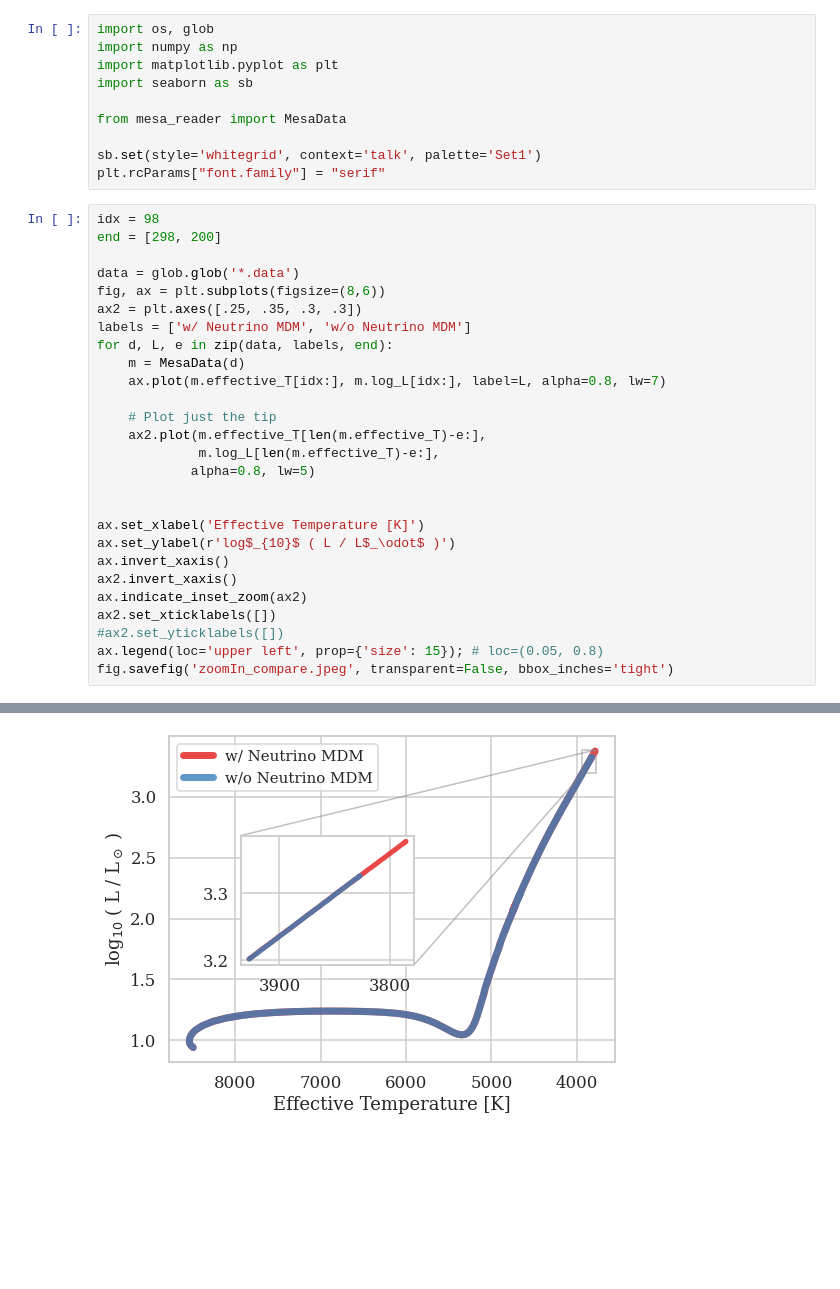
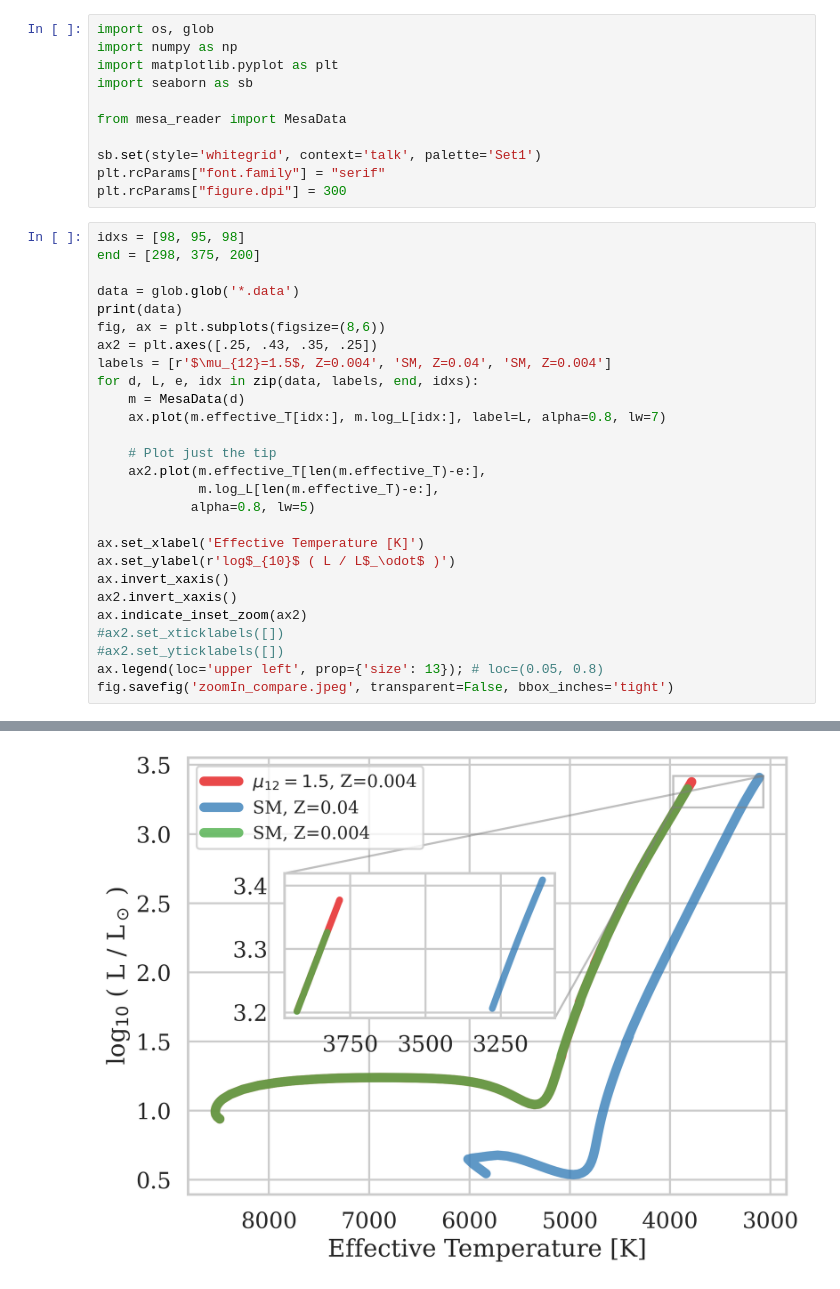
Before and after one commit to noahfranz13/NMDinStars, a Jupyter notebook: analysis/compare_mu_noMu.ipynb, the cells around one changed output, grey strips where cells are left out. Saved outputs shown, nothing was run; the diff lists cells and outputs as text; blank space fills up the shorter version.

Commit message:
make some pretty plots

```diff
--- a/analysis/compare_mu_noMu.ipynb
+++ b/analysis/compare_mu_noMu.ipynb
@@ -8,15 +8,17 @@ from mesa_reader import MesaData
 
 sb.set(style='whitegrid', context='talk', palette='Set1')
 plt.rcParams["font.family"] = "serif"
+plt.rcParams["figure.dpi"] = 300
 # %%
-idx = 98
-end = [298, 200]
+idxs = [98, 95, 98]
+end = [298, 375, 200]
 
 data = glob.glob('*.data')
+print(data)
 fig, ax = plt.subplots(figsize=(8,6))
-ax2 = plt.axes([.25, .35, .3, .3])
-labels = ['w/ Neutrino MDM', 'w/o Neutrino MDM']
-for d, L, e in zip(data, labels, end):
+ax2 = plt.axes([.25, .43, .35, .25])
+labels = [r'$\mu_{12}=1.5$, Z=0.004', 'SM, Z=0.04', 'SM, Z=0.004']
+for d, L, e, idx in zip(data, labels, end, idxs):
     m = MesaData(d)
     ax.plot(m.effective_T[idx:], m.log_L[idx:], label=L, alpha=0.8, lw=7)
 
@@ -25,14 +27,13 @@ for d, L, e in zip(data, labels, end):
              m.log_L[len(m.effective_T)-e:],
             alpha=0.8, lw=5)
 
-
 ax.set_xlabel('Effective Temperature [K]')
 ax.set_ylabel(r'log$_{10}$ ( L / L$_\odot$ )')
 ax.invert_xaxis()
 ax2.invert_xaxis()
 ax.indicate_inset_zoom(ax2)
-ax2.set_xticklabels([])
+#ax2.set_xticklabels([])
 #ax2.set_yticklabels([])
-ax.legend(loc='upper left', prop={'size': 15}); # loc=(0.05, 0.8)
+ax.legend(loc='upper left', prop={'size': 13}); # loc=(0.05, 0.8)
 fig.savefig('zoomIn_compare.jpeg', transparent=False, bbox_inches='tight')
 # %% [output]
@@ -39 +41 @@ fig.savefig('zoomIn_compare.jpeg', transparent=False, bbox_inches='tight')
-[figure, old version]
+[figure, new version]
```
Also changed, not shown: parts of 2 cells of this notebook, 7 other files.
